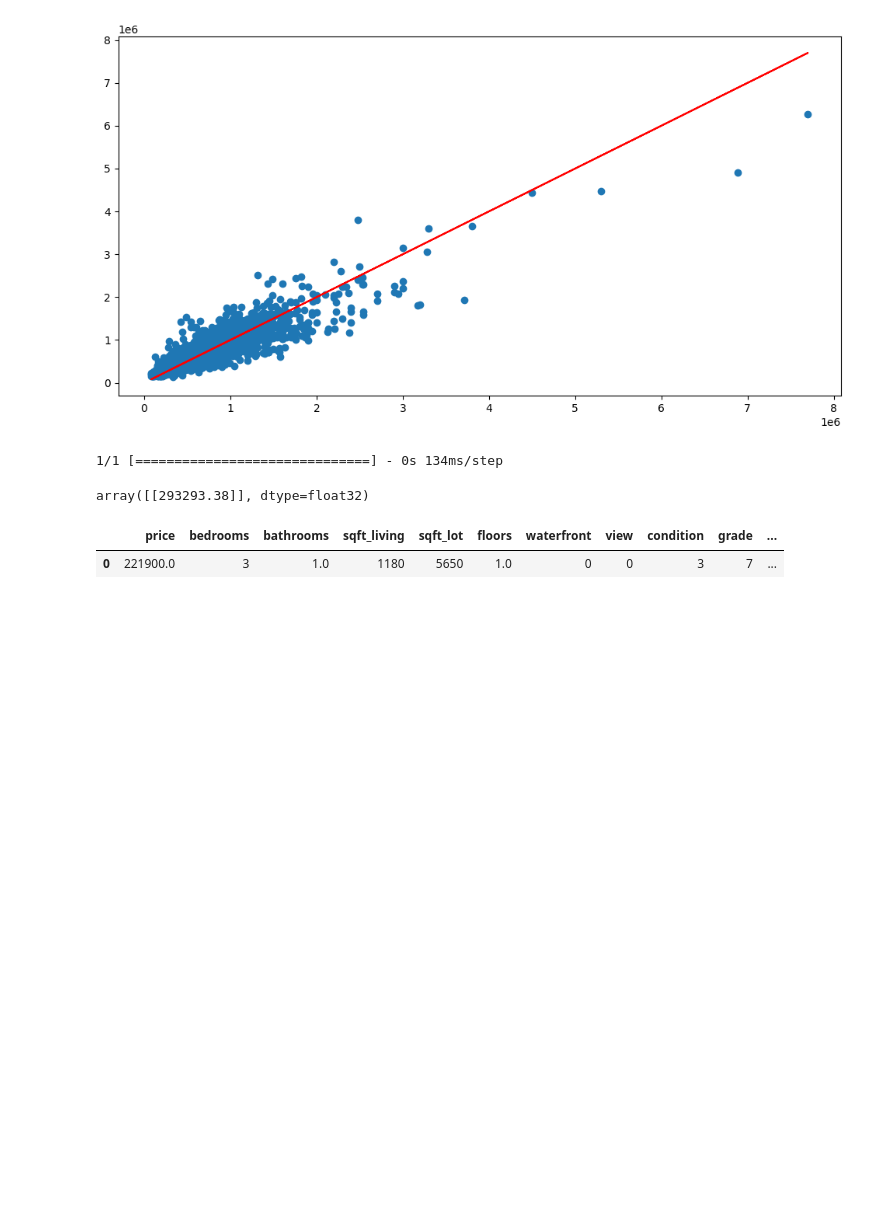
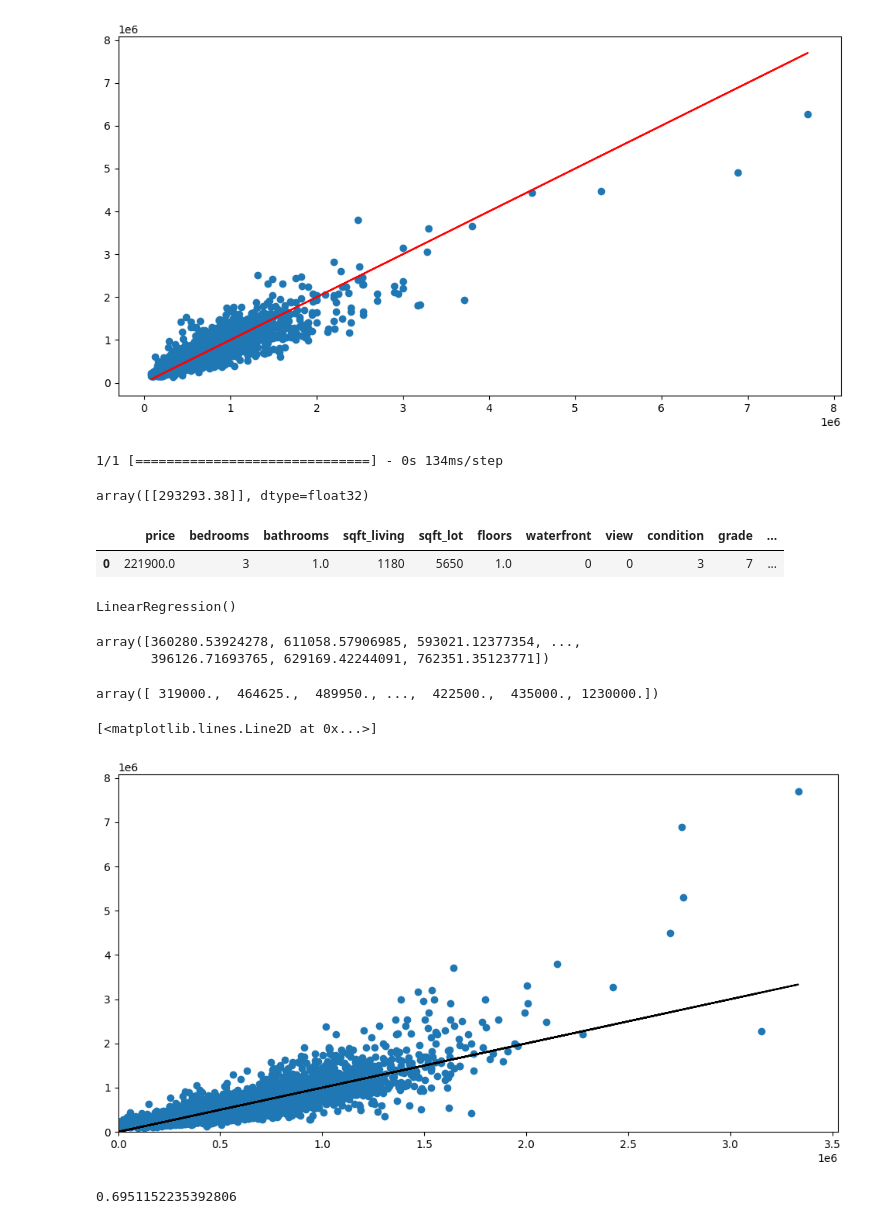
Before and after one commit to Rishi-Velamarthi/housing_model, a Jupyter notebook: housing_model.ipynb, the cells around one changed output. Cells and saved outputs as stored; diff of their text form; code cells hidden in the pictures; blank space fills up the shorter version.

```diff
--- a/housing_model.ipynb
+++ b/housing_model.ipynb
@@ -300,2 +301,29 @@ from tensorflow.keras.models import load_model
+# %%
+LR=LinearRegression()
+LR.fit(x_train,y_train)
+# %% [output]
+LinearRegression()
+# %%
+prediction=LR.predict(x_test)
+# %%
+LR.predict(x_test)
+# %% [output]
+array([360280.53924278, 611058.57906985, 593021.12377354, ...,
+       396126.71693765, 629169.42244091, 762351.35123771])
+# %%
+y_test
+# %% [output]
+array([ 319000.,  464625.,  489950., ...,  422500.,  435000., 1230000.])
+# %%
+plt.figure(figsize=(12,6))
+plt.scatter(prediction,y_test,label='Actual Price')
+plt.xlim(0,)
+plt.ylim(0,)
+plt.plot(prediction,prediction,label='Linear Regression',color='black')
+# %% [output]
+[<matplotlib.lines.Line2D at 0x...>]
+[figure, added]
 # %%
-model.save('Regression_model.h5')
+explained_variance_score(y_test,prediction)
+# %% [output]
+0.6951152235392806
```
Also changed, not shown: parts of 4 cells of this notebook.
